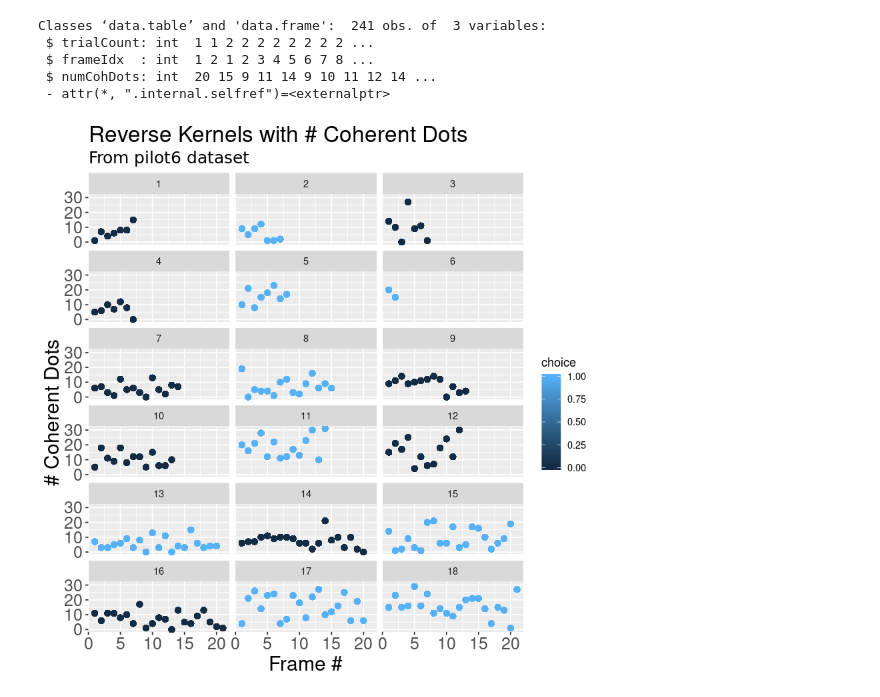
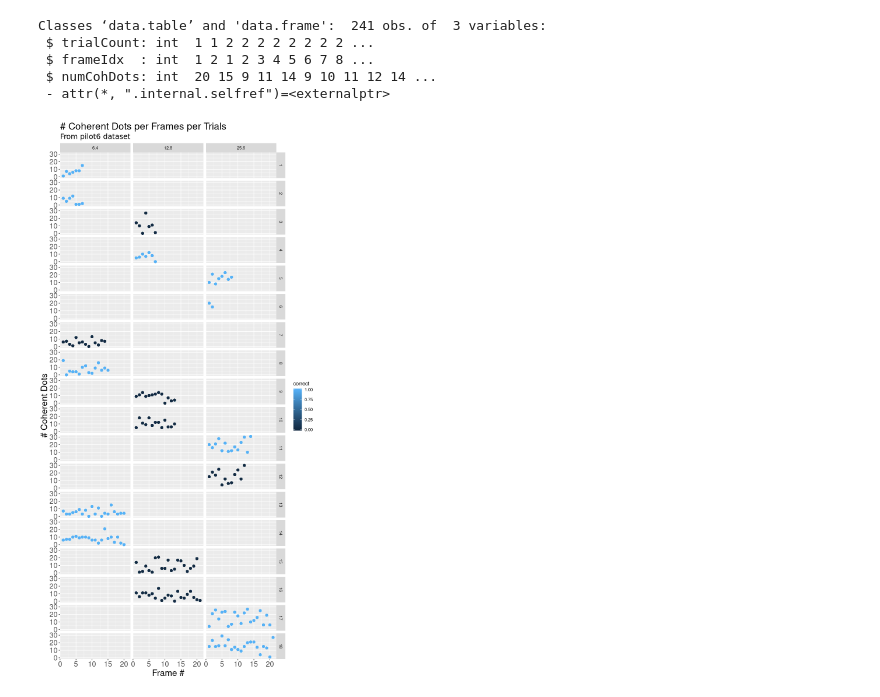
Before and after one commit to TheGoldLab/Analysis_SingleCP_DotsReversal, a Jupyter notebook: Python_scripts/pilot6.ipynb, the cells around one changed output. Saved outputs shown, nothing was run; the diff lists cells and outputs as text; code cells hidden in the pictures.

Commit message:
improve grouping of numCohDots in ME plot

```diff
--- a/Python_scripts/pilot6.ipynb
+++ b/Python_scripts/pilot6.ipynb
@@ -367,24 +367,26 @@ Classes ‘data.table’ and 'data.frame':  241 obs. of  3 variables:
  $ numCohDots: int  20 15 9 11 14 9 10 11 12 14 ...
  - attr(*, ".internal.selfref")=<externalptr>
 # %%
+library(repr)
+options(repr.plot.width=8, repr.plot.height=20)
 # plot
 ggplot(tb[[DOTS]][cohDots,on=c("trialCount","frameIdx")], aes(x=frameIdx, y=numCohDots)) +
-    geom_point(aes(col=choice), size=2) +
-    facet_wrap( ~ trialIndex, nrow=6) +
+    geom_point(aes(col=correct), size=2) +
+    facet_grid(trialIndex~coherence) +
 #    geom_line(aes(col=Event),size=.2) +
 #    geom_hline(yintercept = frameDurations, linetype="dashed") +
 #    guides(colour = guide_legend(reverse=T)) +
-    labs(title="Reverse Kernels with # Coherent Dots",
+    labs(title="# Coherent Dots per Frames per Trials",
          subtitle=paste("From pilot",PILOT_NUMBER," dataset",sep=""),
          y="# Coherent Dots",
          x="Frame #") + theme(plot.title=element_text(size=20,
                                     lineheight=1.2),  # title
             plot.subtitle=element_text(size=15,
                                        family="American Typewriter"),  # subtitle
             plot.caption=element_text(size=15),  # caption
             axis.title.x=element_text(size=AXES_LABEL_FONT),  # X axis title
             axis.title.y=element_text(size=AXES_LABEL_FONT),  # Y axis title
             axis.text.x=element_text(size=AXES_FONT),  # X axis text
             axis.text.y=element_text(size=AXES_FONT))  # Y axis text
 # %% [output]
-[figure, old version]
+[figure, new version]
```
